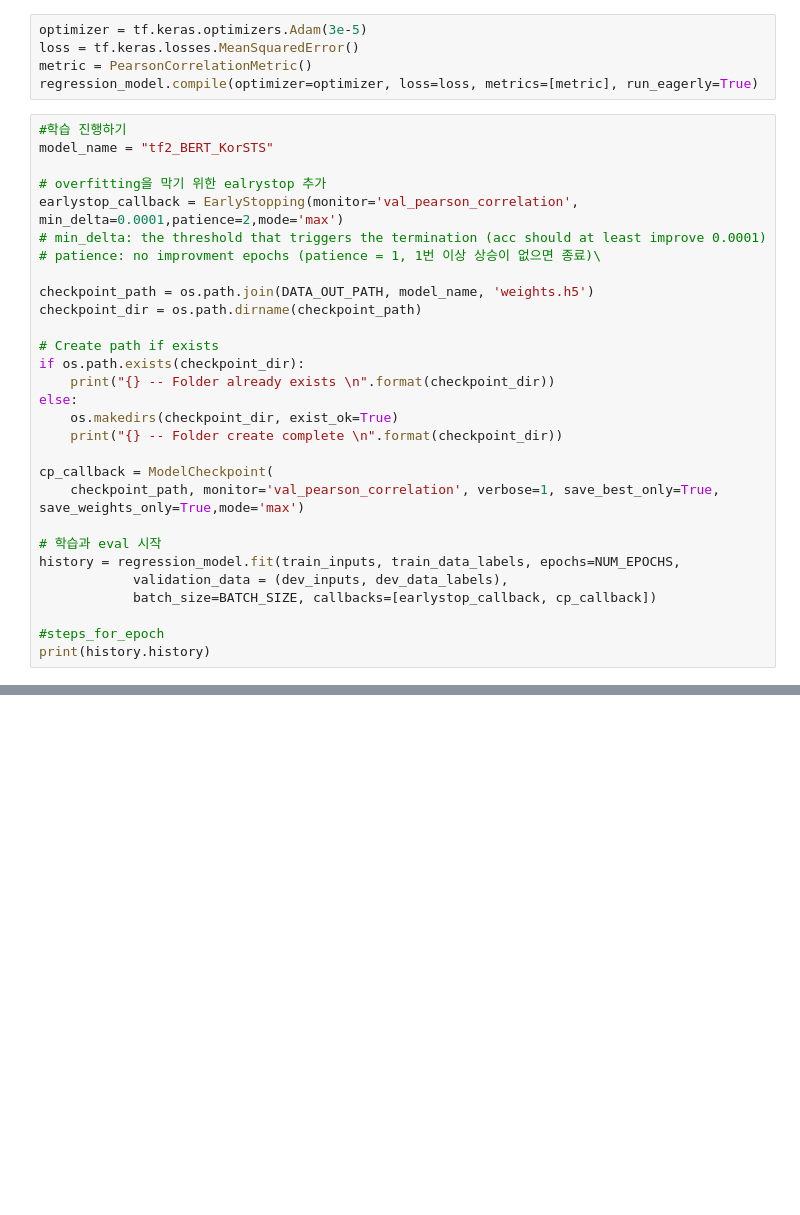
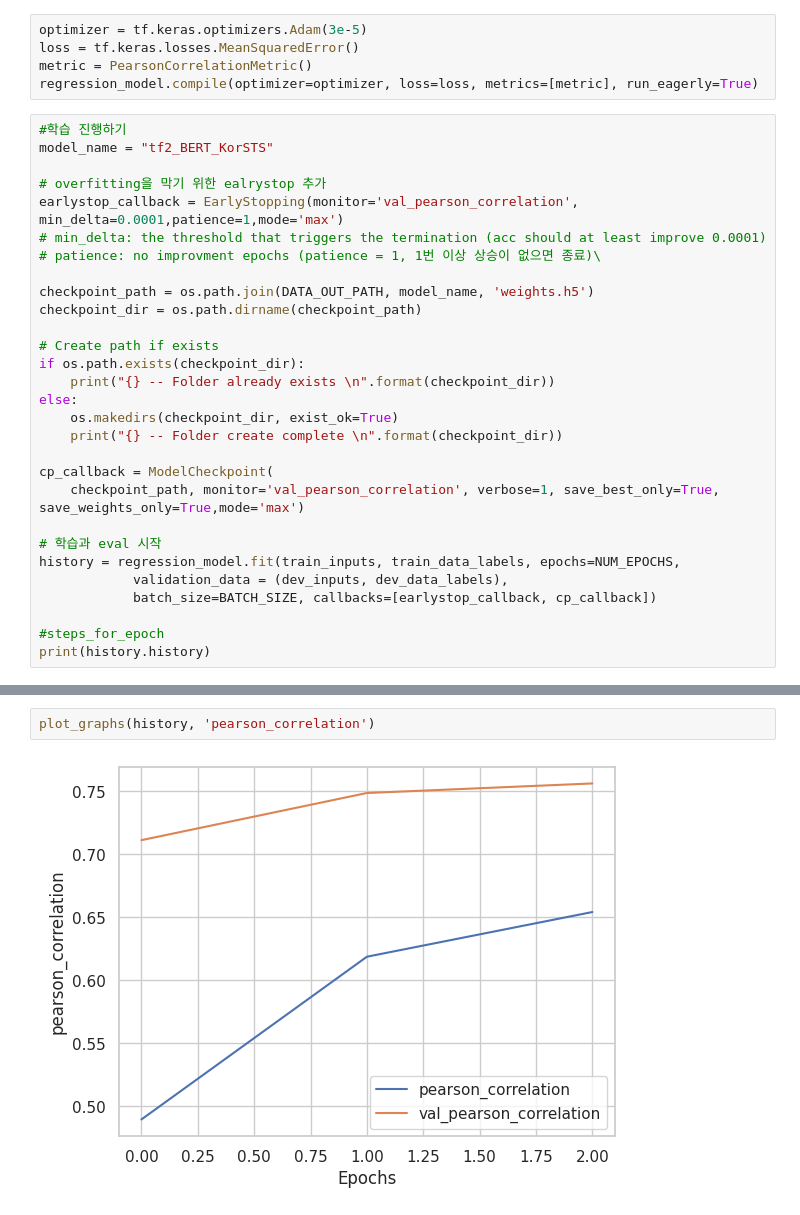
Before and after one commit to seokiho/kisti-police, a Jupyter notebook: jsonReader.ipynb, the cells around one changed output, grey strips where cells are left out. Cells and saved outputs as stored; diff of their text form; blank space fills up the shorter version.

```diff
--- a/jsonReader.ipynb
+++ b/jsonReader.ipynb
@@ -911,7 +928,7 @@ regression_model.compile(optimizer=optimizer, loss=loss, metrics=[metric], run_e
 model_name = "tf2_BERT_KorSTS"
 
 # overfitting을 막기 위한 ealrystop 추가
-earlystop_callback = EarlyStopping(monitor='val_pearson_correlation', min_delta=0.0001,patience=2,mode='max')
+earlystop_callback = EarlyStopping(monitor='val_pearson_correlation', min_delta=0.0001,patience=1,mode='max')
 # min_delta: the threshold that triggers the termination (acc should at least improve 0.0001)
 # patience: no improvment epochs (patience = 1, 1번 이상 상승이 없으면 종료)\
 
@@ -941,0 +970,4 @@ Epoch 1/3
+# %%
+plot_graphs(history, 'pearson_correlation')
+# %% [output]
+[figure, added]
```
Also changed, not shown: parts of 10 cells of this notebook.
